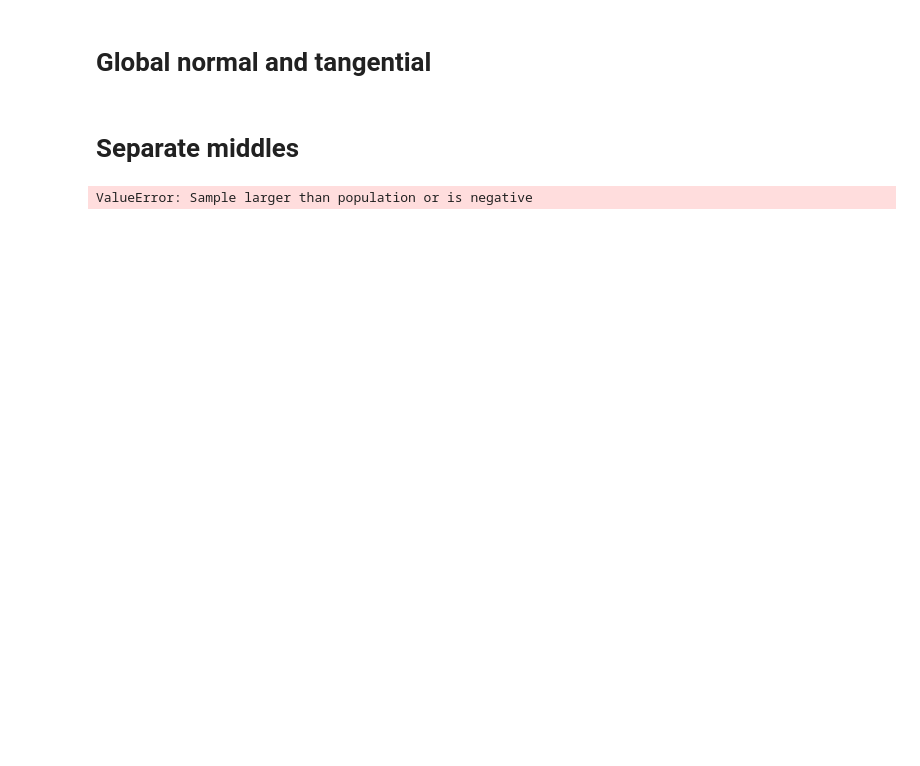
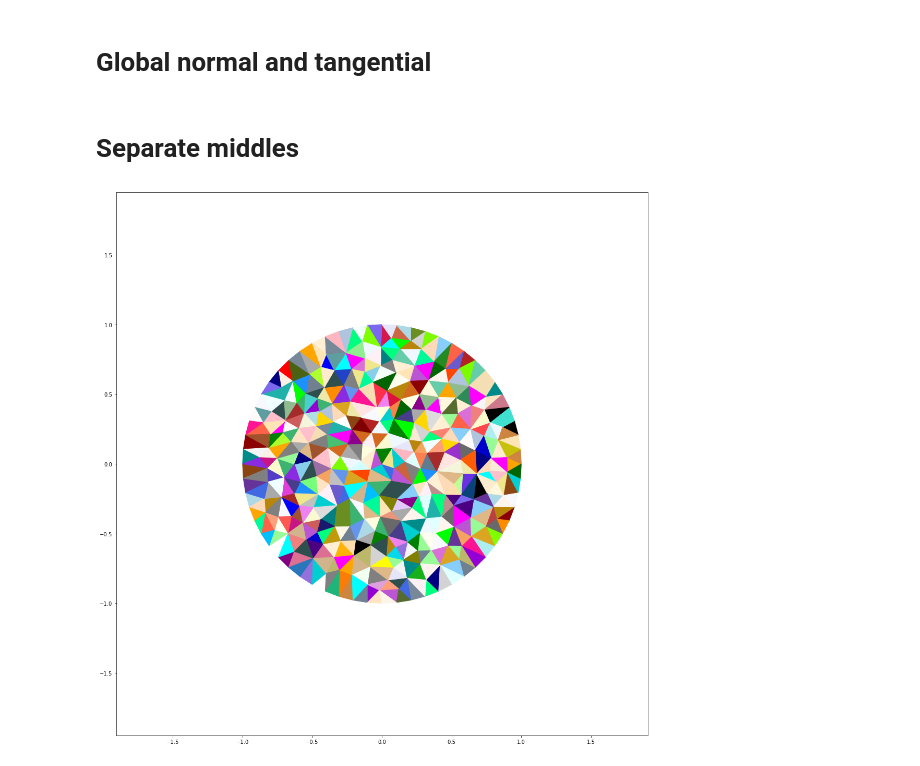
Before and after one commit to kamosevoyan/Diploma_work, a Jupyter notebook: Notebooks/raw_notebooks/Biharmonic_equation_solution_on_triangular_domain-argyris.ipynb, the cells around one changed output. Cells and saved outputs as stored; diff of their text form; code cells hidden in the pictures; blank space fills up the shorter version.

```diff
--- a/Notebooks/raw_notebooks/Biharmonic_equation_solution_on_triangular_domain-argyris.ipynb
+++ b/Notebooks/raw_notebooks/Biharmonic_equation_solution_on_triangular_domain-argyris.ipynb
@@ -176,39 +176,39 @@ is_middle = np.zeros(points.shape[0], dtype=np.bool_)
 for idx, elem in enumerate(triangles):
     is_middle[elem[3:]] = True
 # %%
-all_colors = list(mcolors.CSS4_COLORS.keys()) + list(mcolors.XKCD_COLORS.keys()) + list(mcolors.BASE_COLORS.keys())
+all_colors = 100*list(mcolors.CSS4_COLORS.keys()) + list(mcolors.XKCD_COLORS.keys()) + list(mcolors.BASE_COLORS.keys())
 colors = sample(all_colors, triangles_s.shape[0])
 
 %matplotlib inline
 fig, ax = plt.subplots(figsize=(15, 15))
 ax.axis("equal")
 
 for index, triangle in enumerate(tqdm(triangles_s)):
     t1 = plt.Polygon(triangle[:3], color=colors[index])
     fig.gca().add_patch(t1)
 
 for idx, point in enumerate(tqdm(points)):
 
     if vertex_maker_is_boundary[idx] == 0:
         color = "red"
     else:
         color = "green"
-    ax.scatter(point[0], point[1], color=color, lw=10, s=2)
+#     ax.scatter(point[0], point[1], color=color, lw=10, s=2)
     # ax.text(x=point[0]+0.005, y=point[1]+0.05, s=f"{idx}", fontsize=20, color="black")
 
 
     # if is_middle[idx] == True:
     #     ax.quiver(point[0], point[1], global_elem_normal[idx][0]/10, global_elem_normal[idx][1]/10, color="red", scale=21)
     #     ax.quiver(point[0], point[1], global_elem_tangential[idx][0]/10, global_elem_tangential[idx][1]/10, color="green", scale=21)
 
 
 ax.set_xlim([points[:, 0].min()-1, points[:, 0].max()+1])
 ax.set_ylim([points[:, 1].min()-1, points[:, 1].max()+1])
 
 fig.tight_layout()
 plt.show()
 # %% [output]
-ValueError: Sample larger than population or is negative
+[figure, added]
 # %%
 total_points = points.shape[0]
 num_midpoints = is_middle.sum()
```
Also changed, not shown: parts of 5 cells of this notebook, 4 other files.
